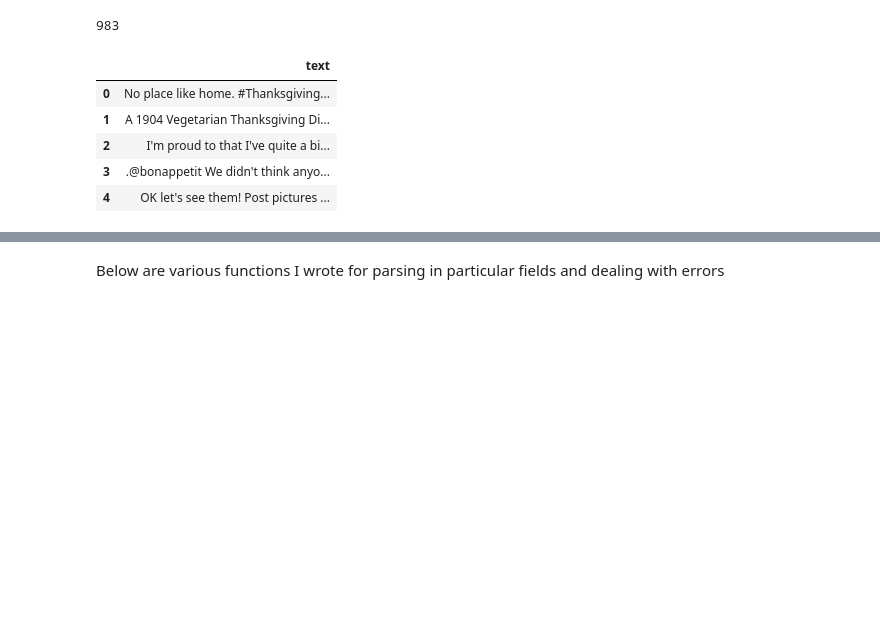
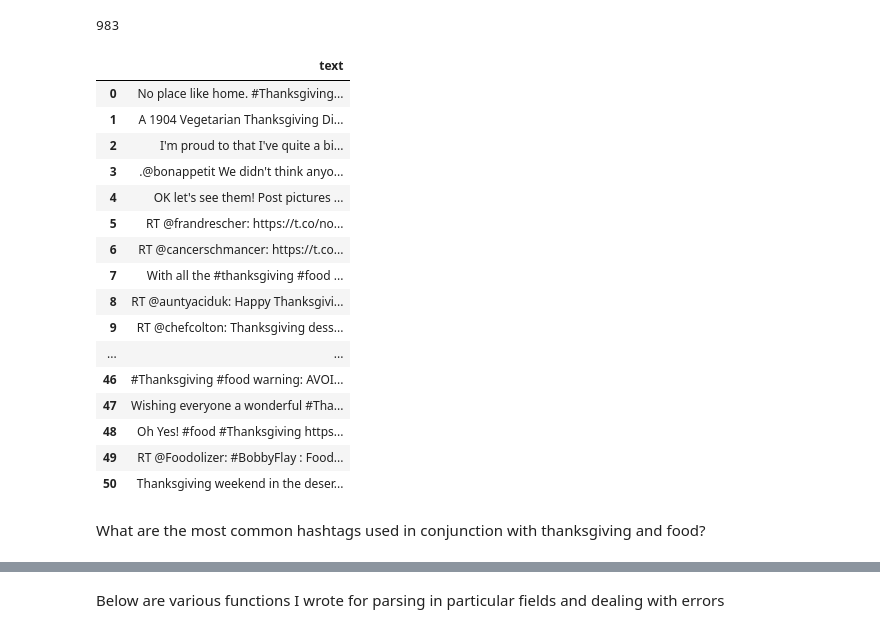
Before and after one commit to linbug/TwitScrip, a Jupyter notebook: Cleaning_twitter_data.ipynb, the cells around one changed output, grey strips where cells are left out. Cells and saved outputs as stored; diff of their text form; code cells hidden in the pictures; blank space fills up the shorter version.

```diff
--- a/Cleaning_twitter_data.ipynb
+++ b/Cleaning_twitter_data.ipynb
@@ -49,12 +49,23 @@ thanksgiving_df['text'] = [has_text(tweet) for tweet in thanksgiving]
 len(thanksgiving_df)
 # %% [output]
 983
-# %%
-thanksgiving_df.head()
-# %% [output]
-|  | text |
-| 0 | No place like home. #Thanksgiving... |
-| 1 | A 1904 Vegetarian Thanksgiving Di... |
-| 2 | I'm proud to that I've quite a bi... |
-| 3 | .@bonappetit We didn't think anyo... |
-| 4 | OK let's see them! Post pictures ... |
+# %%
+thanksgiving_df.ix[:50,:]
+# %% [output]
+|  | text |
+| 0 | No place like home. #Thanksgiving... |
+| 1 | A 1904 Vegetarian Thanksgiving Di... |
+| 2 | I'm proud to that I've quite a bi... |
+| 3 | .@bonappetit We didn't think anyo... |
+| 4 | OK let's see them! Post pictures ... |
+| 5 | RT @frandrescher: https://t.co/no... |
+| 6 | RT @cancerschmancer: https://t.co... |
+| 7 | With all the #thanksgiving #food ... |
+| 8 | RT @auntyaciduk: Happy Thanksgivi... |
+| 9 | RT @chefcolton: Thanksgiving dess... |
+| ... | ... |
+| 46 | #Thanksgiving #food warning: AVOI... |
+| 47 | Wishing everyone a wonderful #Tha... |
+| 48 | Oh Yes! #food #Thanksgiving https... |
+| 49 | RT @Foodolizer: #BobbyFlay : Food... |
+| 50 | Thanksgiving weekend in the deser... |
@@ -60,0 +75,2 @@ thanksgiving_df.head()
+# %% [markdown]
+What are the most common hashtags used in conjunction with thanksgiving and food?
```
Also changed, not shown: parts of 8 cells of this notebook.
